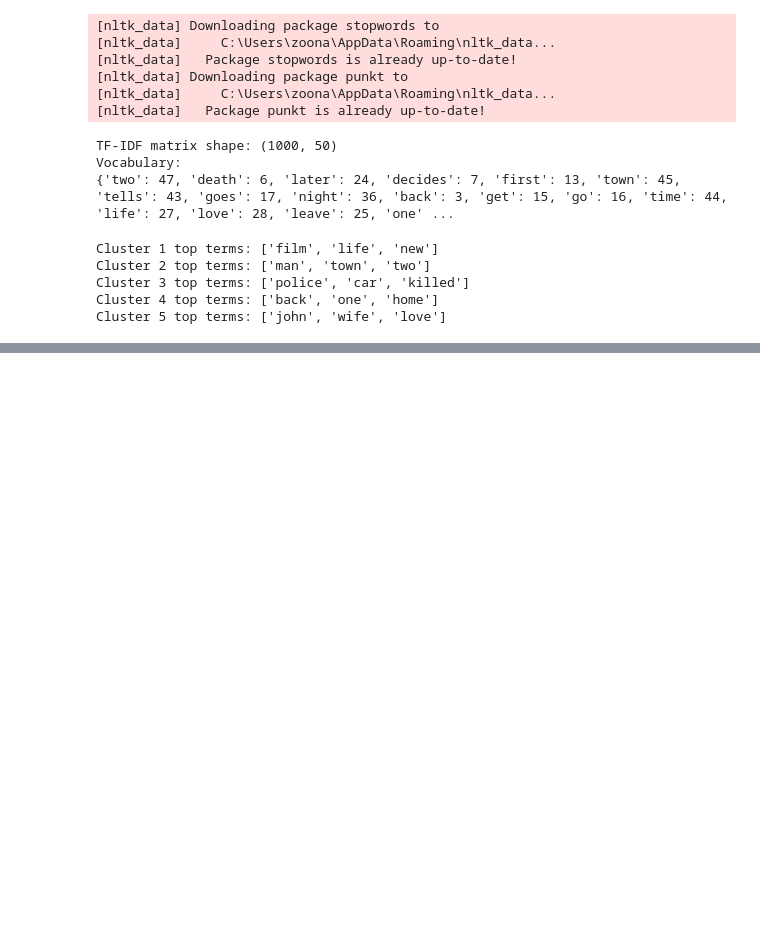
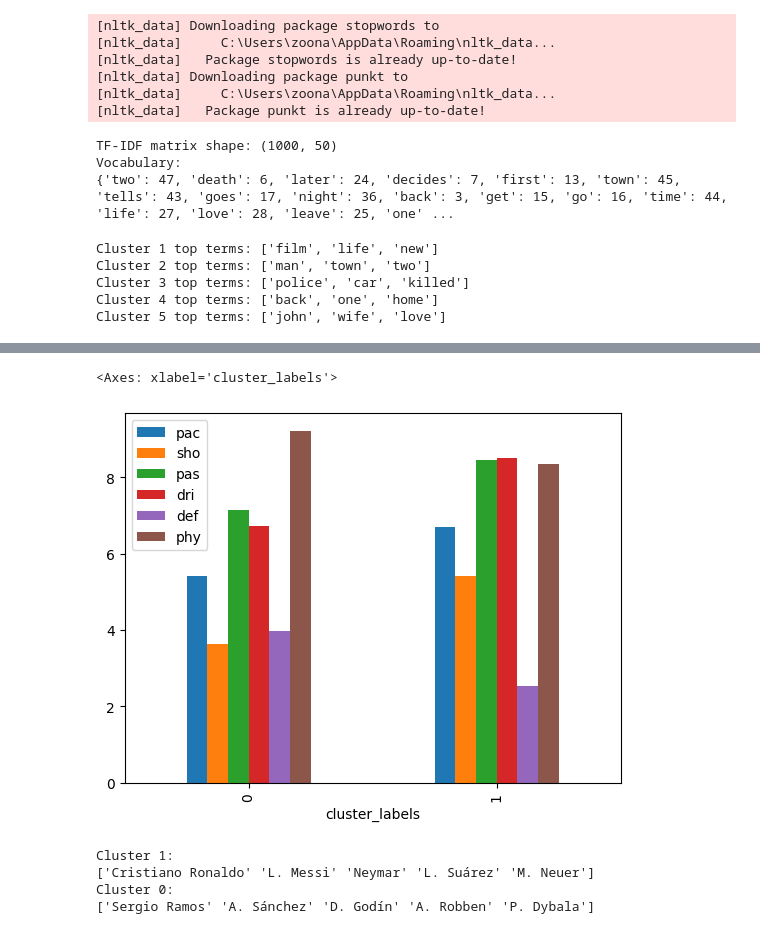
Before and after one commit to zoonalink/sandbox, a Jupyter notebook: Python/datacamp-ml-scientist/cluster-analysis-python/4-real-world.ipynb, the cells around one changed output, grey strips where cells are left out. Saved outputs shown, nothing was run; the diff lists cells and outputs as text; code cells hidden in the pictures; blank space fills up the shorter version.

```diff
--- a/Python/datacamp-ml-scientist/cluster-analysis-python/4-real-world.ipynb
+++ b/Python/datacamp-ml-scientist/cluster-analysis-python/4-real-world.ipynb
@@ -636,0 +789,16 @@ Cluster 5 top terms: ['john', 'wife', 'love']
+# %%
+# plot the clusters
+data_scaled_df.groupby('cluster_labels').mean().plot(legend=True, kind='bar')
+# %% [output]
+<Axes: xlabel='cluster_labels'>
+[figure, added]
+# %%
+# print name of top 5 players in each cluster
+for cluster in data_scaled_df['cluster_labels'].unique():
+    print(f"Cluster {cluster}:")
+    print(fifa[data_scaled_df['cluster_labels'] == cluster]['name'].values[:5])
+# %% [output]
+Cluster 1:
+['Cristiano Ronaldo' 'L. Messi' 'Neymar' 'L. Suárez' 'M. Neuer']
+Cluster 0:
+['Sergio Ramos' 'A. Sánchez' 'D. Godín' 'A. Robben' 'P. Dybala']
```
Also changed, not shown: parts of 9 cells of this notebook.
